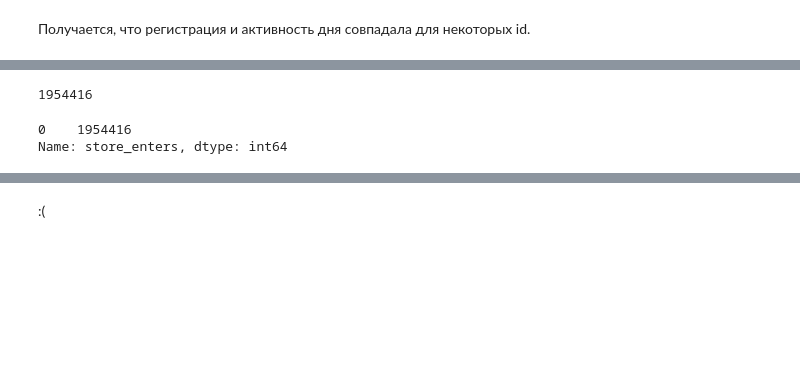
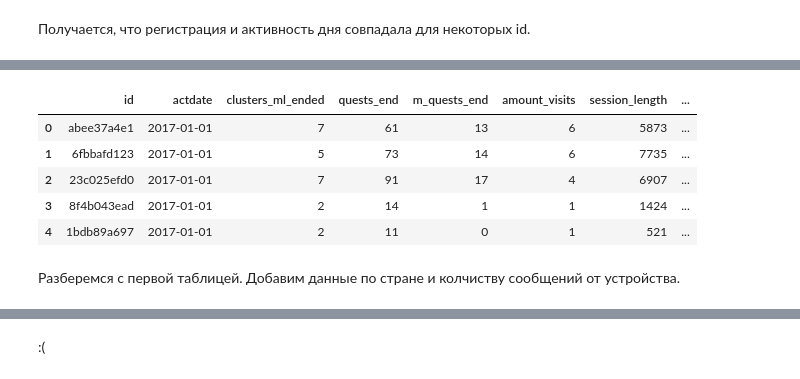
Before and after one commit to Smolev/practice2017, a Jupyter notebook: WG.ipynb, the cells around one changed output, grey strips where cells are left out. Saved outputs shown, nothing was run; the diff lists cells and outputs as text; code cells hidden in the pictures; blank space fills up the shorter version.

```diff
--- a/WG.ipynb
+++ b/WG.ipynb
@@ -103,0 +98,6 @@ practice_sessions.head(5)
+# %%
+print(practice_sessions.shape)
+practice_sessions['actdate'] = pd.to_datetime(practice_sessions['actdate'])
+practice_sessions['session_start_time'] = pd.to_datetime(practice_sessions['session_start_time'], unit='s') - practice_sessions['actdate']
+practice_sessions['session_end_time'] = pd.to_datetime(practice_sessions['session_end_time'], unit='s') - practice_sessions['actdate']
+practice_sessions.head(5)
@@ -167,0 +190,3 @@ print('Кол-во уникальных id',
+# %%
+#Те, кто регестрировался несколько раз, берем первый
+first_day = pd.merge(first_day, practice_pact.groupby('id', as_index= False).min()[['id', 'regdate']], on=['id', 'regdate'], how='inner')
@@ -266,15 +230,7 @@ amount_visits_fd = pd.DataFrame(data = np.array([new_data_fd['id'].value_counts(
-# %%
-amount_visits_fd.shape[0]
-# %% [output]
-1954416
 # %%
 first_day = pd.merge(first_day, amount_visits_fd, on=['id'], how='inner')
 first_day = pd.merge(first_day, new_data_fd.groupby('id', as_index = False).sum()[['id', 'session_length']], on=['id'], how='inner')
-#добавим к данным количество посещений и длину посещения в первый день
+first_day = pd.merge(first_day, new_data_fd.groupby('id', as_index = False).min()[['id', 'session_start_time','session_end_time']], on=['id'], how='inner')
+#добавим к данным количество посещений,длину всех посещений в первый день и информацию о самом первом заходе
-# %%
-first_day.store_enters.value_counts()
-# %% [output]
-0    1954416
-Name: store_enters, dtype: int64
 # %%
 first_day.drop(['store_enters', 'revenue', 'regdate', 'transactions', 'crystals_value_spend'], axis = 1, inplace = True)
@@ -282,3 +238,14 @@ first_day.drop(['store_enters', 'revenue', 'regdate', 'transactions', 'crystals_
 # %%
 first_day['average_visit'] = first_day['session_length']/first_day['amount_visits']
+# %%
+first_day.head()
+# %% [output]
+|  | id | actdate | clusters_ml_ended | quests_end | m_quests_end | amount_visits | session_length | ... |
+| 0 | abee37a4e1 | 2017-01-01 | 7 | 61 | 13 | 6 | 5873 | ... |
+| 1 | 6fbbafd123 | 2017-01-01 | 5 | 73 | 14 | 6 | 7735 | ... |
+| 2 | 23c025efd0 | 2017-01-01 | 7 | 91 | 17 | 4 | 6907 | ... |
+| 3 | 8f4b043ead | 2017-01-01 | 2 | 14 | 1 | 1 | 1424 | ... |
+| 4 | 1bdb89a697 | 2017-01-01 | 2 | 11 | 0 | 1 | 521 | ... |
+# %% [markdown]
+Разберемся с первой таблицей. Добавим данные по стране и колчиству сообщений от устройства.
 # %%
```
Also changed, not shown: parts of 78 cells of this notebook.
